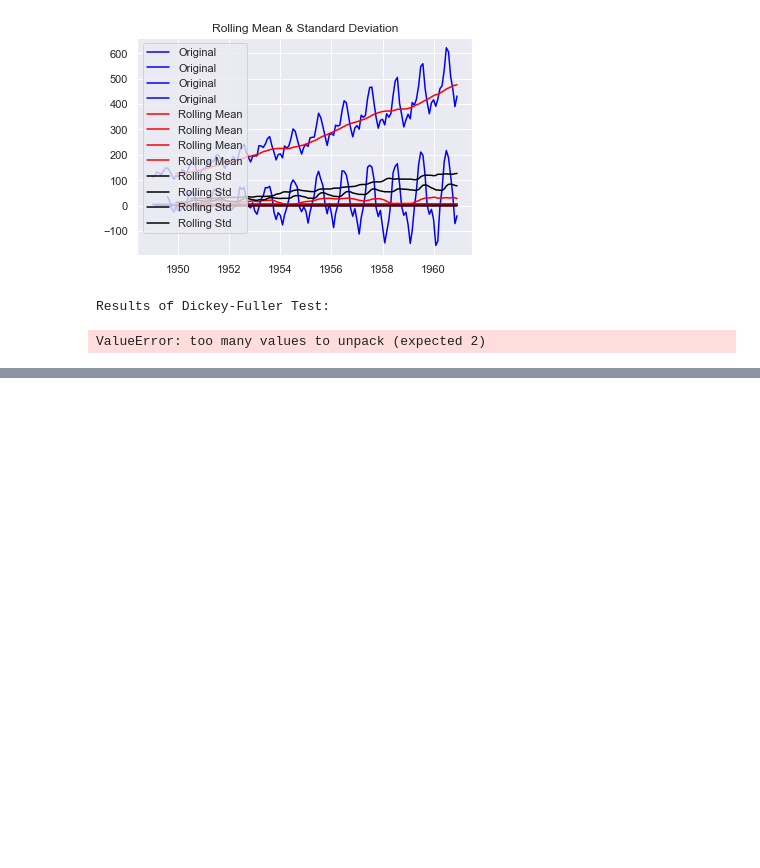
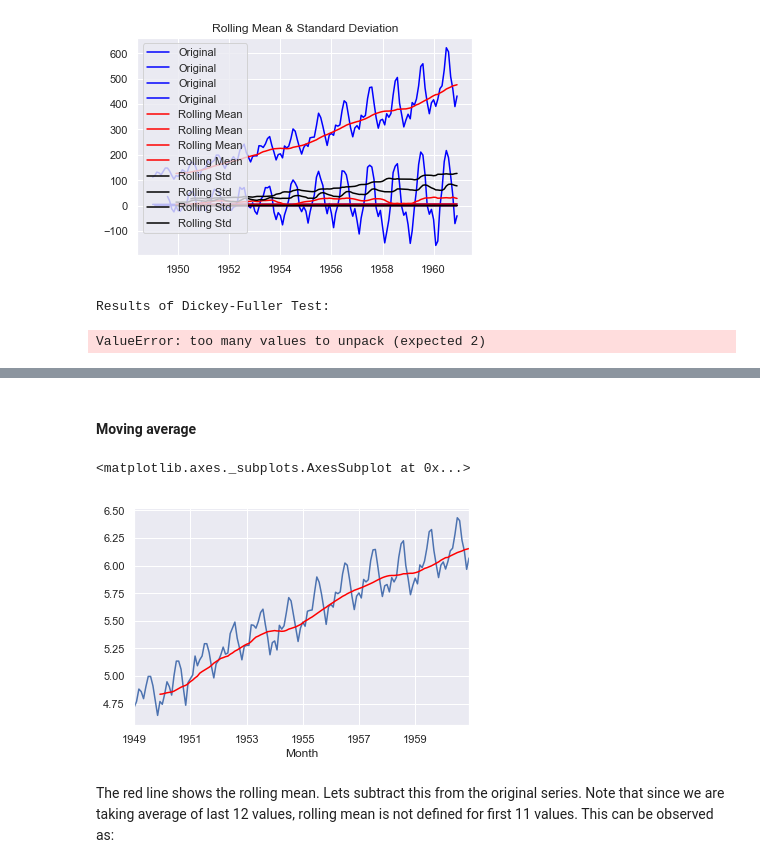
Before and after one commit to sushtend/100-days-of-ml-code, a Jupyter notebook: code/ml/time_series/Introduction to Handling a Non-Stationary Time Series in Python.ipynb, the cells around one changed output, grey strips where cells are left out. Saved outputs shown, nothing was run; the diff lists cells and outputs as text; code cells hidden in the pictures; blank space fills up the shorter version.

```diff
--- a/code/ml/time_series/Introduction to Handling a Non-Stationary Time Series in Python.ipynb
+++ b/code/ml/time_series/Introduction to Handling a Non-Stationary Time Series in Python.ipynb
@@ -235,0 +270,11 @@ ValueError: too many values to unpack (expected 2)
+# %% [markdown]
+#### Moving average
+# %%
+moving_avg = ts_log.rolling(window=12).mean()
+ts_log.plot()
+moving_avg.plot(color='red')
+# %% [output]
+<matplotlib.axes._subplots.AxesSubplot at 0x...>
+[figure, added]
+# %% [markdown]
+The red line shows the rolling mean. Lets subtract this from the original series. Note that since we are taking average of last 12 values, rolling mean is not defined for first 11 values. This can be observed as:
```
Also changed, not shown: parts of 24 cells of this notebook.
